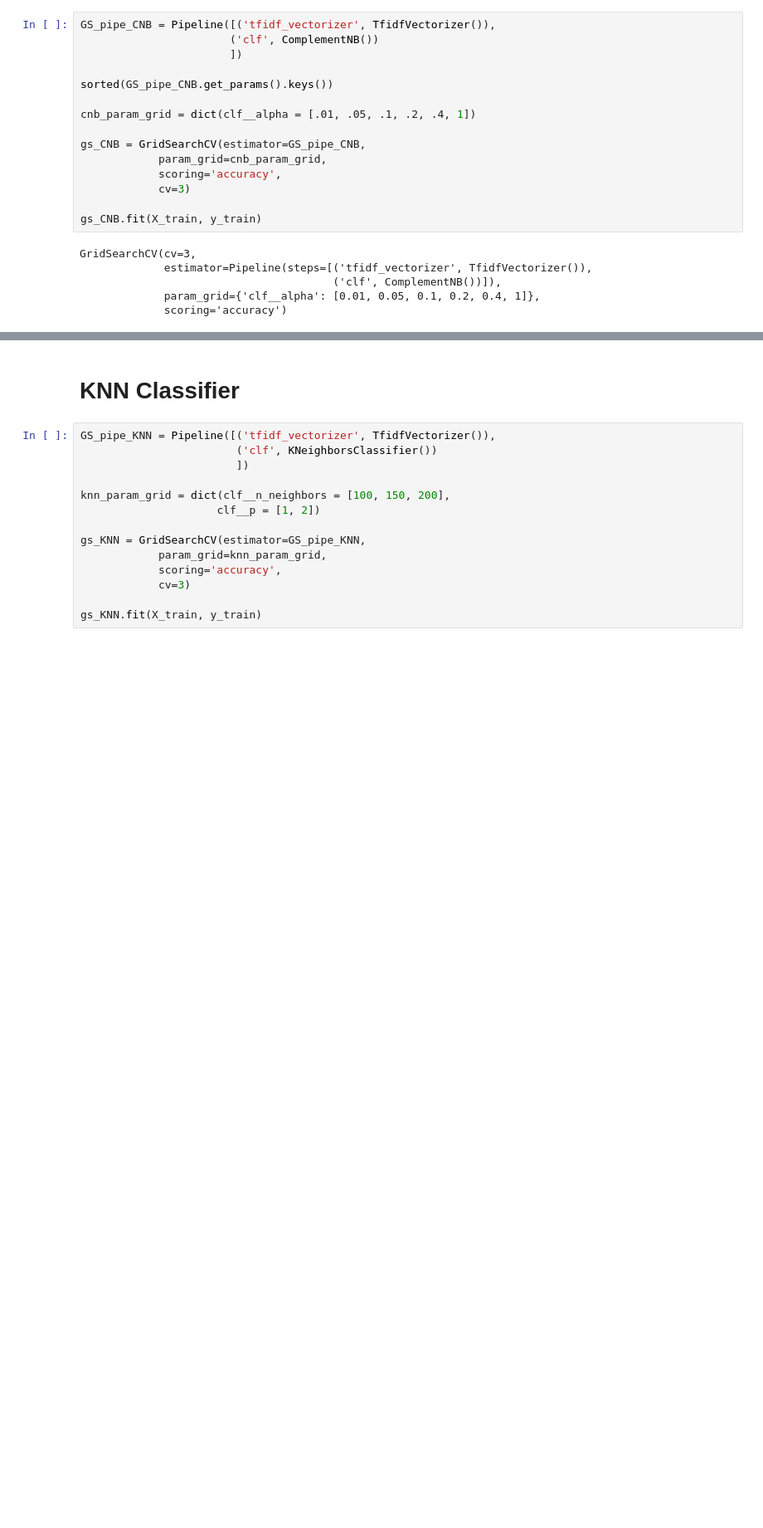
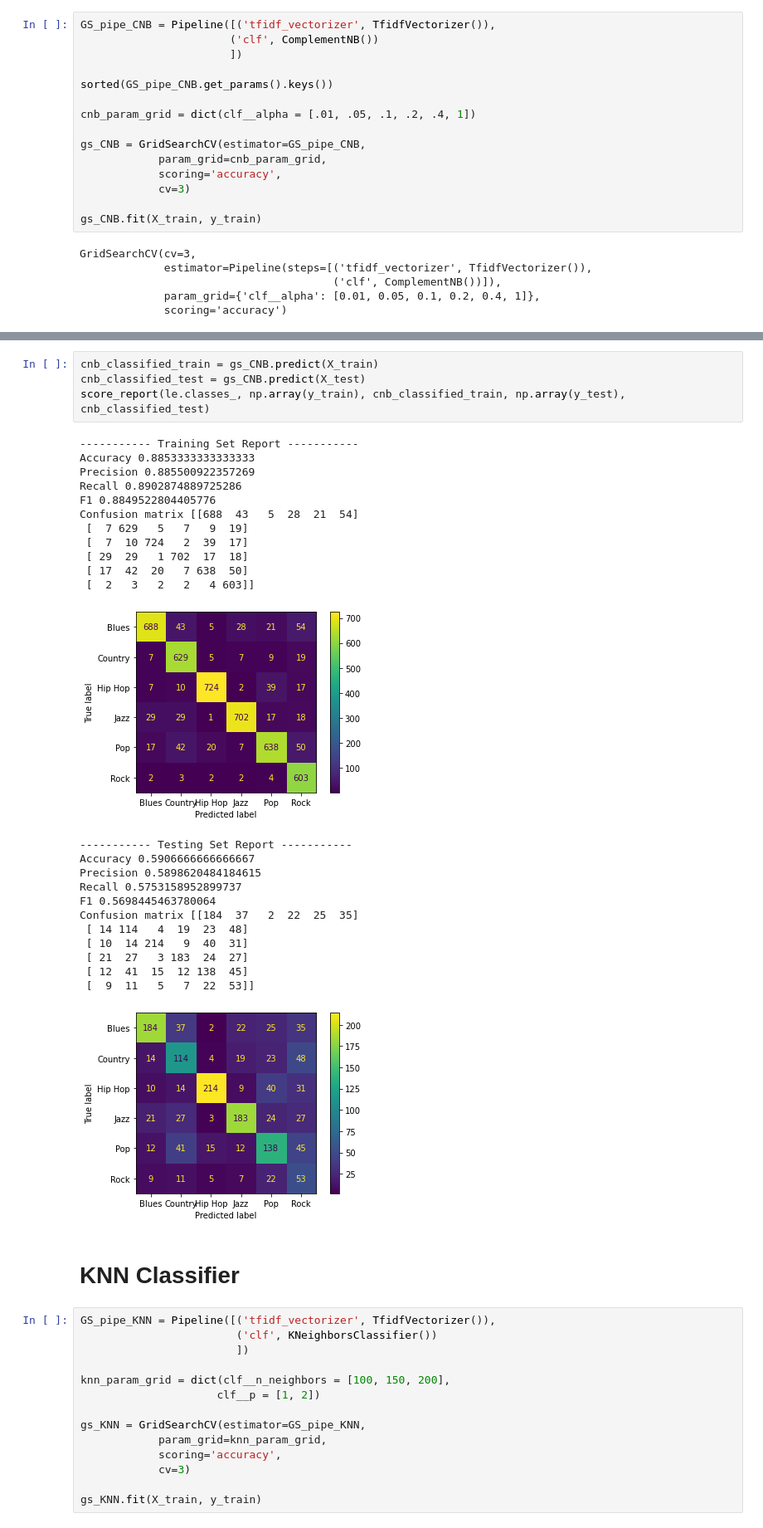
Before and after one commit to ZibingZhang/cs4120, a Jupyter notebook: PredictingGenre.ipynb, the cells around one changed output, grey strips where cells are left out. Shown at 83% size. Cells and saved outputs as stored; diff of their text form; blank space fills up the shorter version.

```diff
--- a/PredictingGenre.ipynb
+++ b/PredictingGenre.ipynb
@@ -427,5 +592,34 @@ Mean Testing Score: 58.73%
 Best Parameter Combination Found During Grid Search:
 {'clf__alpha': 0.4}
+# %%
+cnb_classified_train = gs_CNB.predict(X_train)
+cnb_classified_test = gs_CNB.predict(X_test)
+score_report(le.classes_, np.array(y_train), cnb_classified_train, np.array(y_test), cnb_classified_test)
+# %% [output]
+----------- Training Set Report -----------
+Accuracy 0.8853333333333333
+Precision 0.885500922357269
+Recall 0.8902874889725286
+F1 0.8849522804405776
+Confusion matrix [[688  43   5  28  21  54]
+ [  7 629   5   7   9  19]
+ [  7  10 724   2  39  17]
+ [ 29  29   1 702  17  18]
+ [ 17  42  20   7 638  50]
+ [  2   3   2   2   4 603]]
+[figure, added]
+----------- Testing Set Report -----------
+Accuracy 0.5906666666666667
+Precision 0.5898620484184615
+Recall 0.5753158952899737
+F1 0.5698445463780064
+Confusion matrix [[184  37   2  22  25  35]
+ [ 14 114   4  19  23  48]
+ [ 10  14 214   9  40  31]
+ [ 21  27   3 183  24  27]
+ [ 12  41  15  12 138  45]
+ [  9  11   5   7  22  53]]
+[figure, added]
 # %% [markdown]
 # KNN Classifier
 # %%
```
Also changed, not shown: parts of 29 cells of this notebook, 2 other files.
